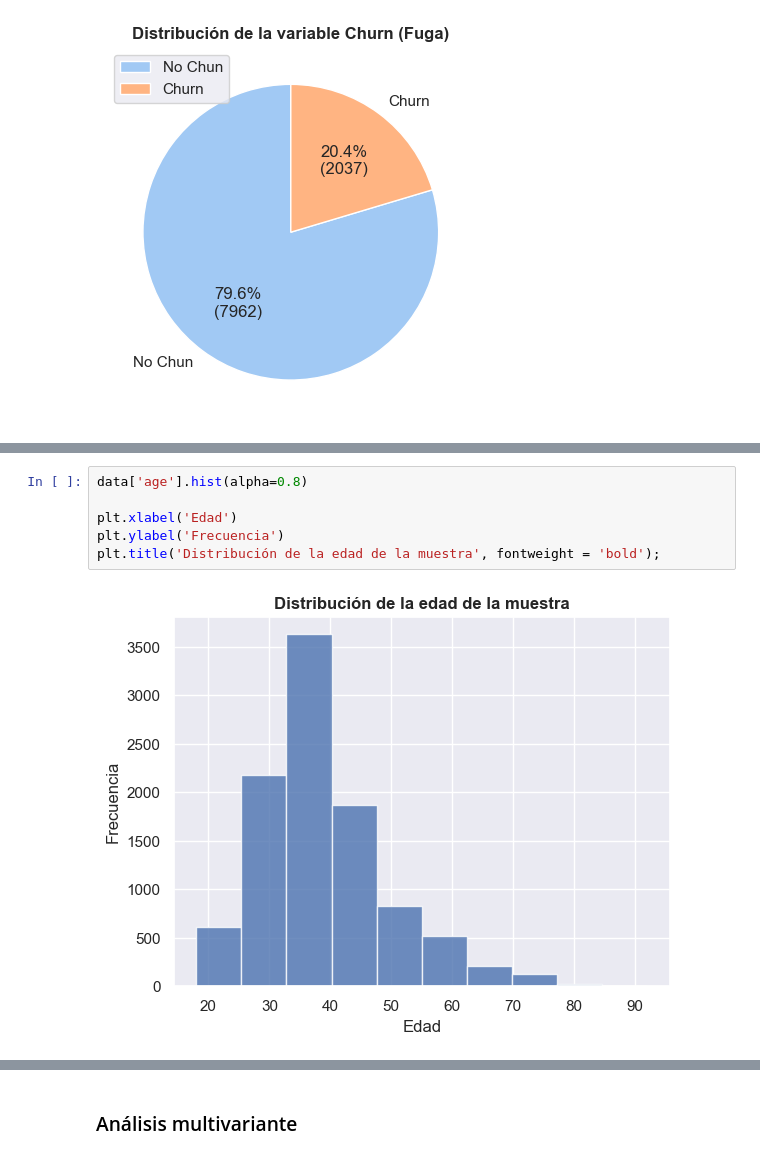
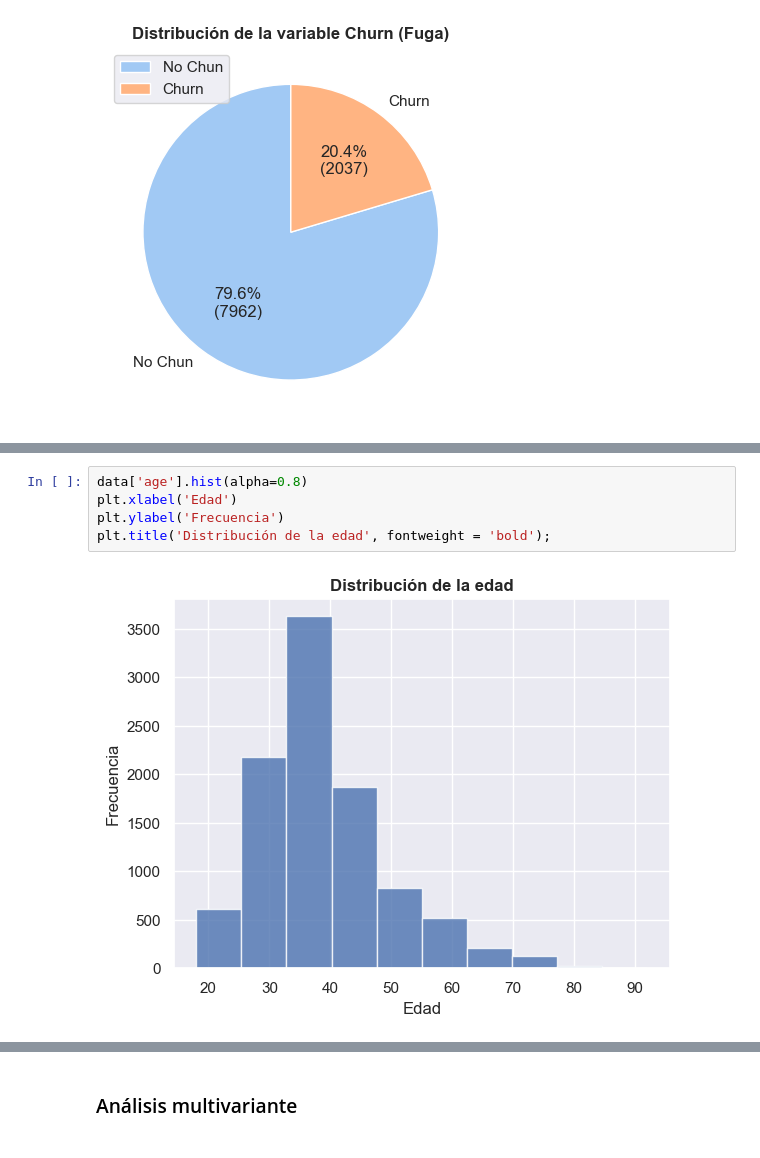
Before and after one commit to yrouuu/TFG_ADE, a Jupyter notebook: exploratorio/eda.ipynb, the cells around one changed output, grey strips where cells are left out. Saved outputs shown, nothing was run; the diff lists cells and outputs as text.

```diff
--- a/exploratorio/eda.ipynb
+++ b/exploratorio/eda.ipynb
@@ -221,10 +221,9 @@ plt.legend(loc='upper left')
 # %%
 data['age'].hist(alpha=0.8)
-
 plt.xlabel('Edad')
 plt.ylabel('Frecuencia')
-plt.title('Distribución de la edad de la muestra', fontweight = 'bold');
+plt.title('Distribución de la edad', fontweight = 'bold');
 # %% [output]
-[figure, old version]
+[figure, new version]
 # %%
 data['tenure'].hist(alpha=0.8)
```
Also changed, not shown: parts of 9 cells of this notebook.
